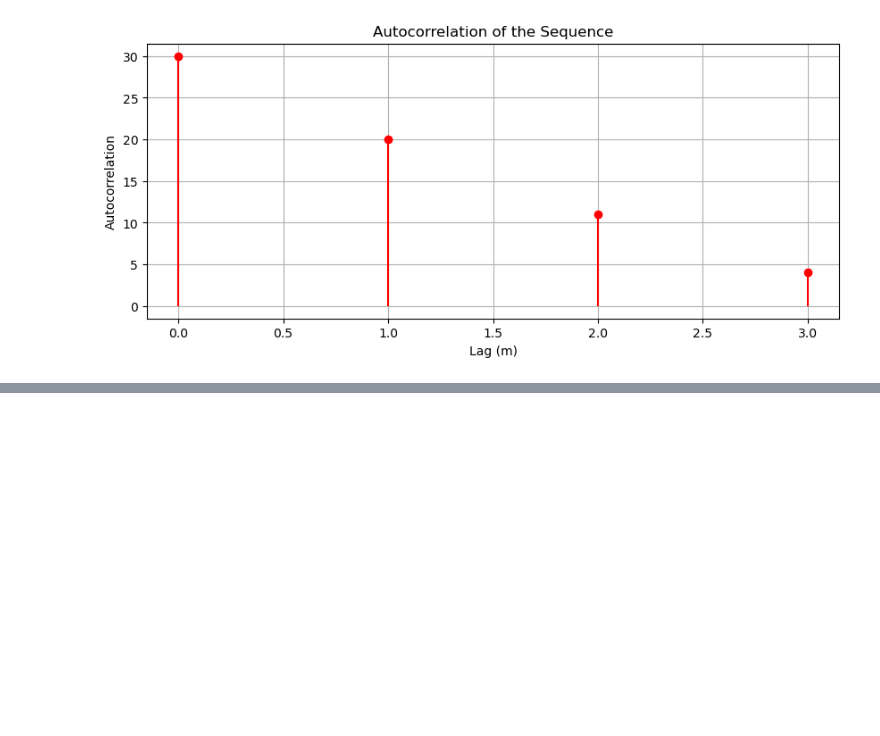
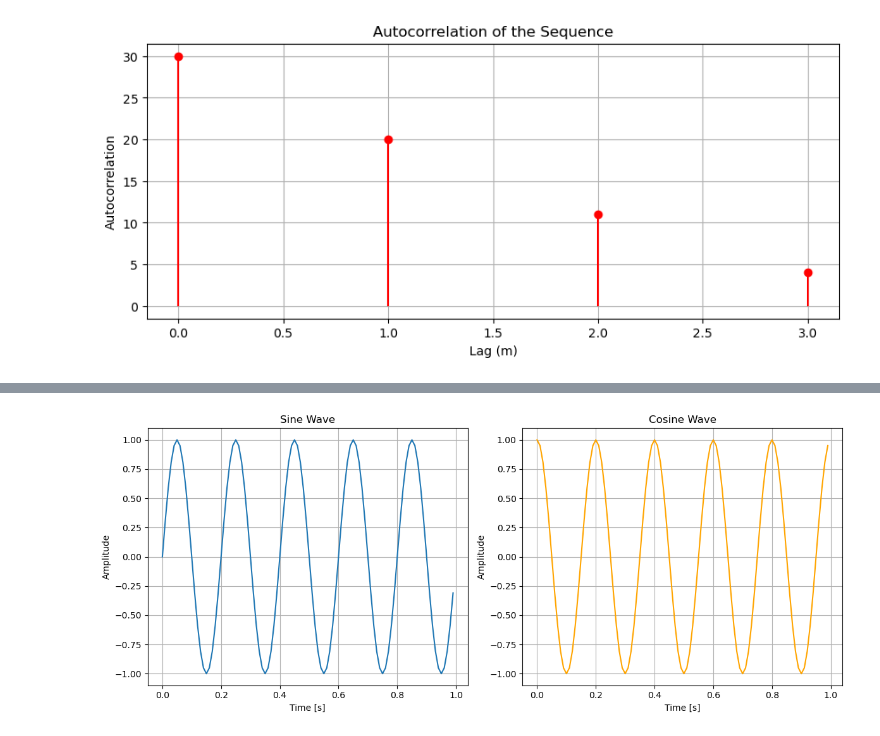
Before and after one commit to ashikurrahmanbhuiyan/dsp_lab, a Jupyter notebook: dsp.ipynb, the cells around one changed output, grey strips where cells are left out. Cells and saved outputs as stored; diff of their text form; code cells hidden in the pictures; blank space fills up the shorter version.

```diff
--- a/dsp.ipynb
+++ b/dsp.ipynb
@@ -58,0 +108,48 @@ plt.show()
+# %%
+import numpy as np
+import matplotlib.pyplot as plt
+
+def generate_sine(frequency, amplitude, phase, sample_rate, duration):
+    t = np.linspace(0, duration, int(sample_rate * duration), endpoint=False)
+    sine_wave = amplitude * np.sin(2 * np.pi * frequency * t + phase)
+    return t, sine_wave
+
+def generate_cosine(frequency, amplitude, phase, sample_rate, duration):
+    t = np.linspace(0, duration, int(sample_rate * duration), endpoint=False)
+    cosine_wave = amplitude * np.cos(2 * np.pi * frequency * t + phase)
+    return t, cosine_wave
+
+# Parameters
+frequency = 5         # Frequency in Hz
+amplitude = 1         # Amplitude of the wave
+phase = 0             # Phase shift in radians
+sample_rate = 100     # Samples per second
+duration = 1          # Duration in seconds
+
+# Generate sine and cosine signals
+t, sine_wave = generate_sine(frequency, amplitude, phase, sample_rate, duration)
+_, cosine_wave = generate_cosine(frequency, amplitude, phase, sample_rate, duration)
+
+# Plot the sine and cosine waves
+plt.figure(figsize=(12, 5))
+
+# Sine wave plot
+plt.subplot(1, 2, 1)
+plt.plot(t, sine_wave)
+plt.xlabel('Time [s]')
+plt.ylabel('Amplitude')
+plt.title('Sine Wave')
+plt.grid(True)
+
+# Cosine wave plot
+plt.subplot(1, 2, 2)
+plt.plot(t, cosine_wave, color='orange')
+plt.xlabel('Time [s]')
+plt.ylabel('Amplitude')
+plt.title('Cosine Wave')
+plt.grid(True)
+
+plt.tight_layout()
+plt.show()
+# %% [output]
+[figure, added]
```
Also changed, not shown: parts of 6 cells of this notebook.
